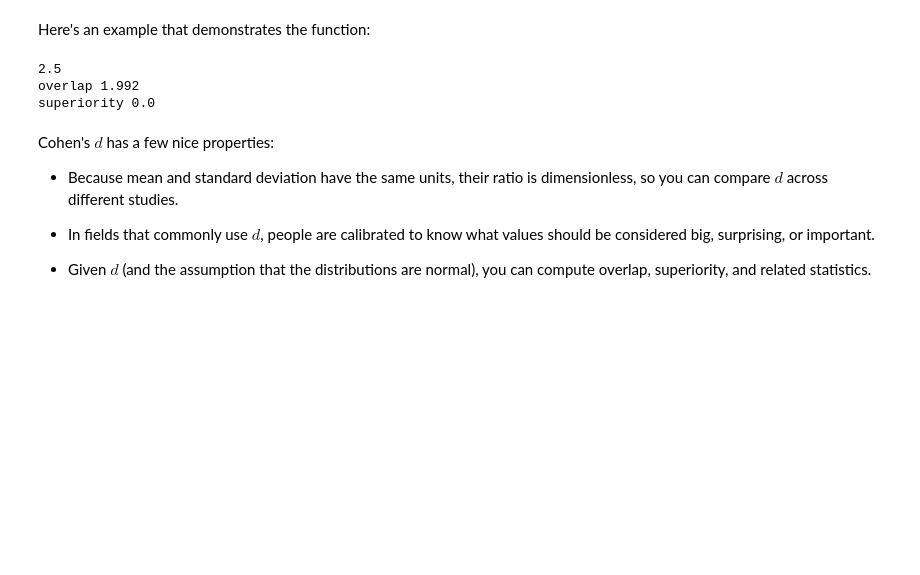
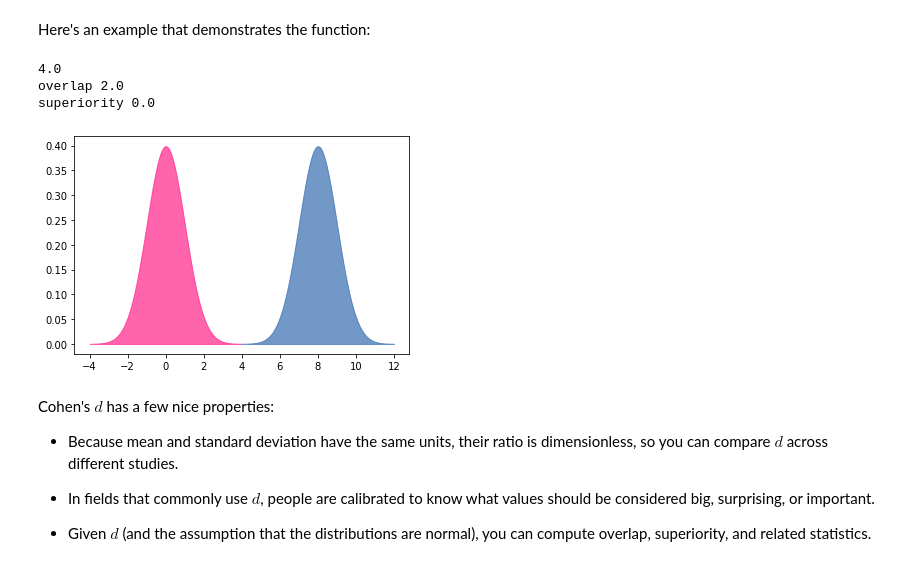
Before and after one commit to OsterMendel/dsc-effect-sizes-nyc-ds-021720, a Jupyter notebook: index.ipynb, the cells around one changed output. Drawn from its saved outputs; the diff is of its cells as text; code cells hidden in the pictures; blank space fills up the shorter version.

```diff
--- a/index.ipynb
+++ b/index.ipynb
@@ -434,12 +434,13 @@ def plot_pdfs(cohen_d=2):
 # %% [markdown]
 Here's an example that demonstrates the function:
 # %%
-plot_pdfs(5)
+plot_pdfs(8)
 # Try changing the d value and observe the effect on the outcome below
 # %% [output]
-2.5
-overlap 1.992
+4.0
+overlap 2.0
 superiority 0.0
+[figure, added]
 # %% [markdown]
 Cohen's $d$ has a few nice properties:
 
```
